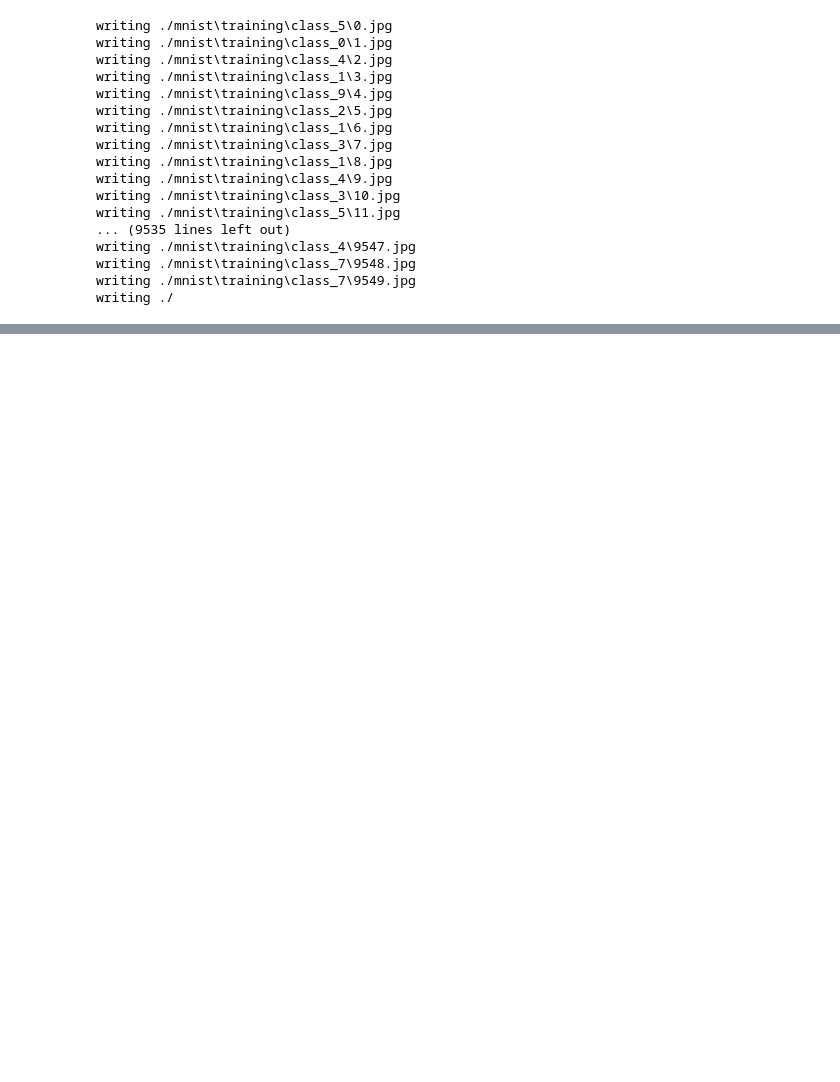
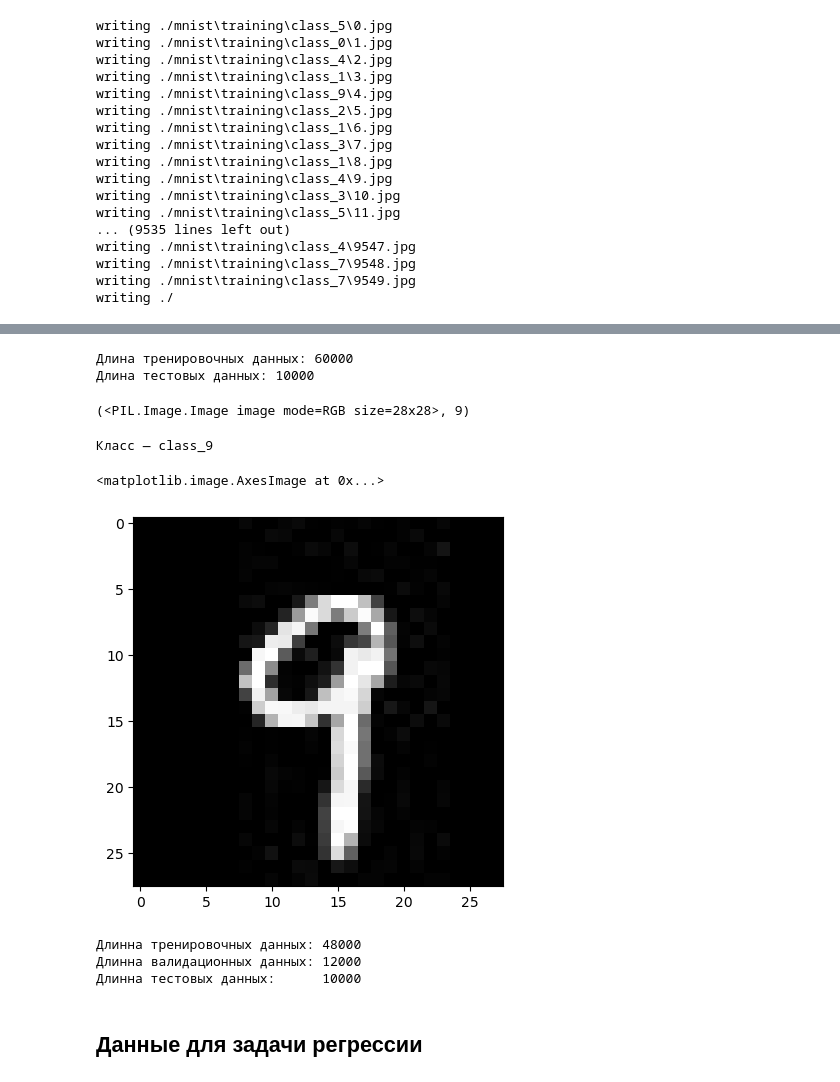
Before and after one commit to SashaCurry/PyCharmMiscProject, a Jupyter notebook: PyTorch.ipynb, the cells around one changed output, grey strips where cells are left out. Saved outputs shown, nothing was run; the diff lists cells and outputs as text; code cells hidden in the pictures; blank space fills up the shorter version.

```diff
--- a/PyTorch.ipynb
+++ b/PyTorch.ipynb
@@ -361,0 +543,3 @@ class MNISTDataset(Dataset):
+# %%
+train_data = ImageFolder(root='./mnist/training')
+test_data = ImageFolder(root='./mnist/testing')
@@ -361,0 +572,24 @@ class MNISTDataset(Dataset):
+# %%
+# Проверка магического числа len
+print(f'Длина тренировочных данных: {len(train_data)}')
+print(f'Длина тестовых данных: {len(test_data)}')
+# %% [output]
+Длина тренировочных данных: 60000
+Длина тестовых данных: 10000
+# %%
+# Проверка магическо числа geiitem на train_data.test_data
+# посольку len = 60000 => index = 0...59999
+
+train_data[59999] # out: (PIL Image, One-hot-encoding)
+# %% [output]
+(<PIL.Image.Image image mode=RGB size=28x28>, 9)
+# %%
+img, one_hot_position = train_data[59999]
+
+cls = train_data.classes[one_hot_position]
+print(f'Класс — {cls}')
+plt.imshow(img, cmap='grey')
+# %% [output]
+Класс — class_9
+<matplotlib.image.AxesImage at 0x...>
+[figure, added]
@@ -361,0 +598,8 @@ class MNISTDataset(Dataset):
+# %%
+print(f"Длинна тренировочных данных: {len(train_data)}")
+print(f"Длинна валидационных данных: {len(val_data)}")
+print(f"Длинна тестовых данных:      {len(test_data)}")
+# %% [output]
+Длинна тренировочных данных: 48000
+Длинна валидационных данных: 12000
+Длинна тестовых данных:      10000
@@ -361,0 +610,2 @@ class MNISTDataset(Dataset):
+# %% [markdown]
+## Данные для задачи регрессии
```
Also changed, not shown: parts of 34 cells of this notebook.
